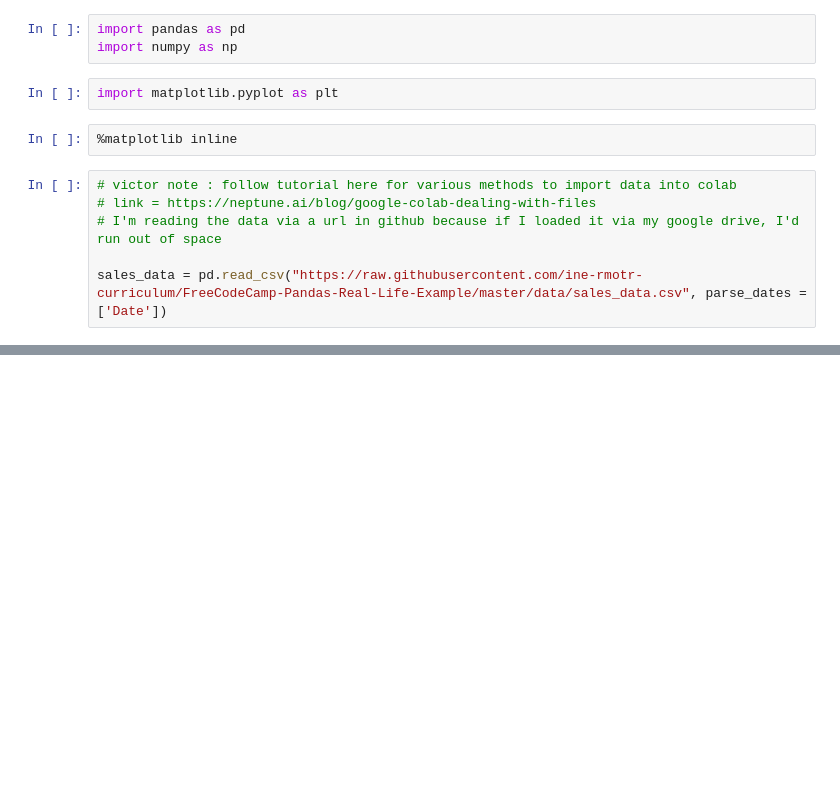
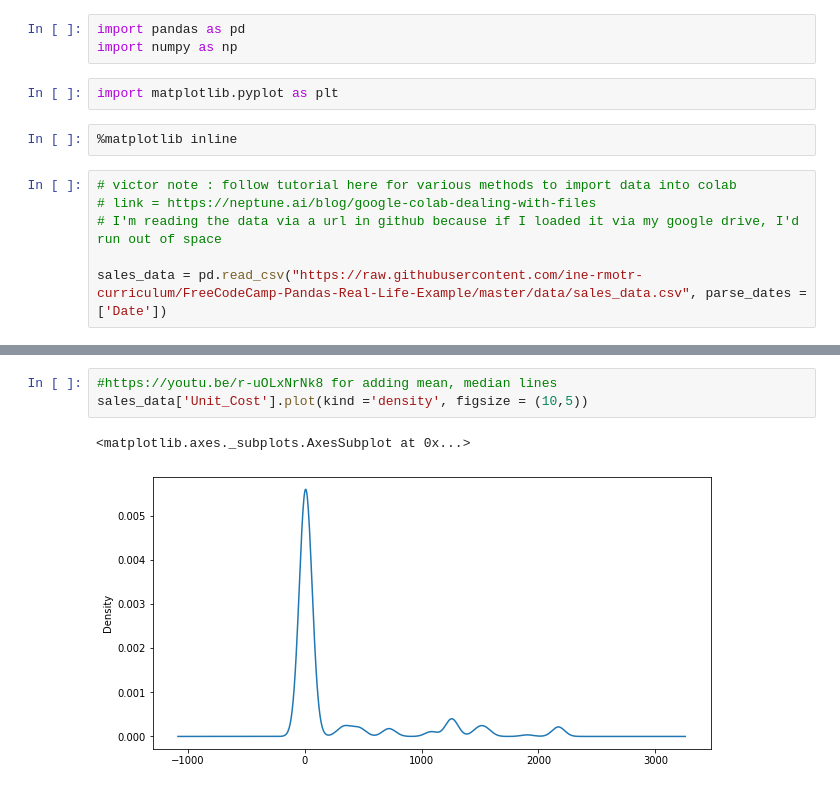
Before and after one commit to victorblaer/Data_Analysis_Python, a Jupyter notebook: Bike_Store_Sales_1.ipynb, the cells around one changed output, grey strips where cells are left out. Cells and saved outputs as stored; diff of their text form; blank space fills up the shorter version.

```diff
--- a/Bike_Store_Sales_1.ipynb
+++ b/Bike_Store_Sales_1.ipynb
@@ -24,0 +104,6 @@ sales_data.head()
+# %%
+#https://youtu.be/r-uOLxNrNk8 for adding mean, median lines
+sales_data['Unit_Cost'].plot(kind ='density', figsize = (10,5))
+# %% [output]
+<matplotlib.axes._subplots.AxesSubplot at 0x...>
+[figure, added]
```
Also changed, not shown: parts of 9 cells of this notebook.
